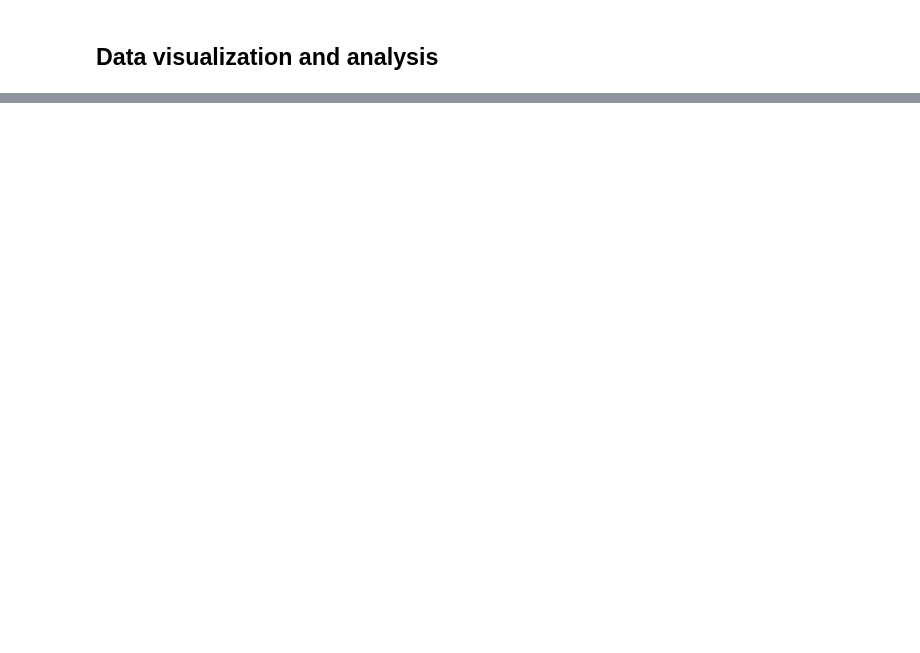
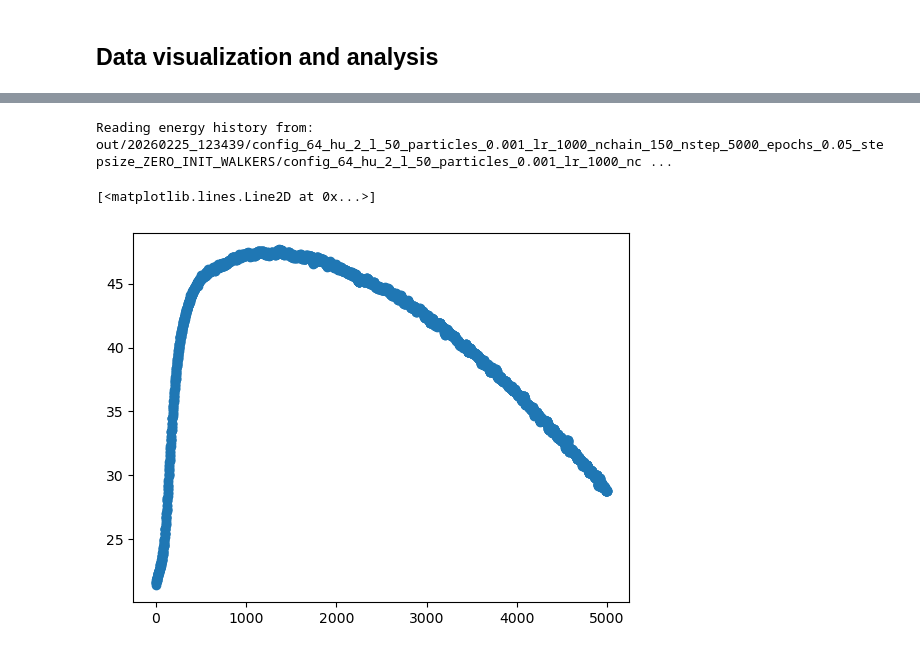
Before and after one commit to pfargas/data_analysis, a Jupyter notebook: result_analysis.ipynb, the cells around one changed output, grey strips where cells are left out. Saved outputs shown, nothing was run; the diff lists cells and outputs as text; code cells hidden in the pictures; blank space fills up the shorter version.

```diff
--- a/result_analysis.ipynb
+++ b/result_analysis.ipynb
@@ -124,6 +134,7 @@ def aggregate_data(list_df: list[pd.DataFrame], groupby_cols: list[str], agg_col
 # %% [markdown]
 ## Data visualization and analysis
 # %%
-test_row = utils.localize_element_in_dataframe(df, 10, "[64, 64]", 0.01, 150, 0.5)
+test_row = utils.localize_element_in_dataframe(df_zero_walkers, input_dim=50, step_size=0.05, n_chains=1000, chain_length=150, hidden_dims="[64, 64]")
 current_path = test_row['path']
-print(current_path)
+for path in current_path:
+    print(path[-100:])
@@ -130,6 +152,10 @@ print(current_path)
 # %%
-energy_history = utils.get_energy_history(current_path.iloc[0])
-plt.plot(energy_history)
+energy_history = utils.get_energy_history(current_path.iloc[2])
+plt.plot(energy_history, 'o')
+# %% [output]
+Reading energy history from: out/20260225_123439/config_64_hu_2_l_50_particles_0.001_lr_1000_nchain_150_nstep_5000_epochs_0.05_stepsize_ZERO_INIT_WALKERS/config_64_hu_2_l_50_particles_0.001_lr_1000_nc ...
+[<matplotlib.lines.Line2D at 0x...>]
+[figure, added]
 # %%
 model, jax_params, input_dim = utils.load_model_from_path(current_path.iloc[0])
 print(model)
```
Also changed, not shown: parts of 12 cells of this notebook.
